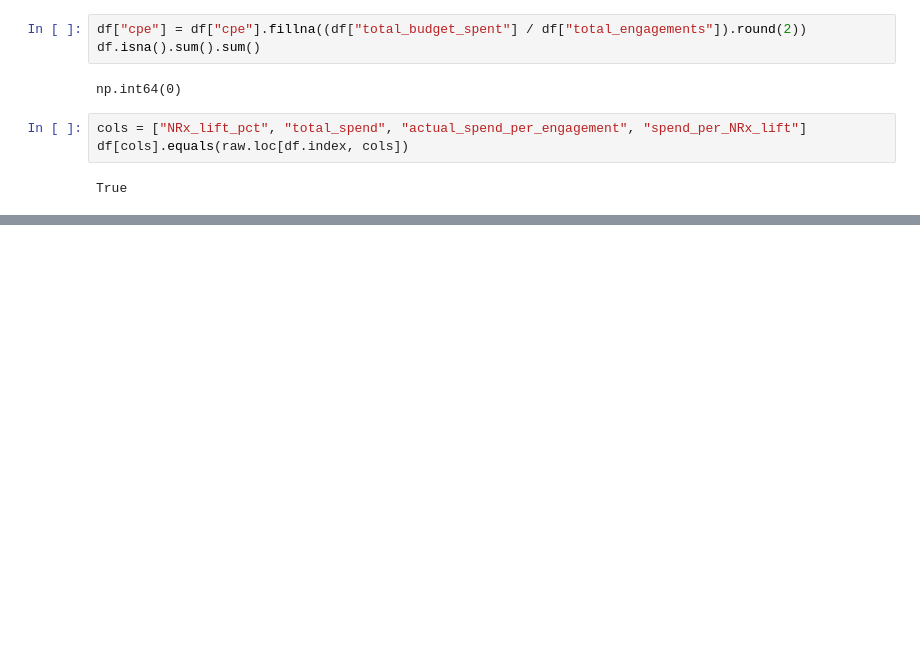
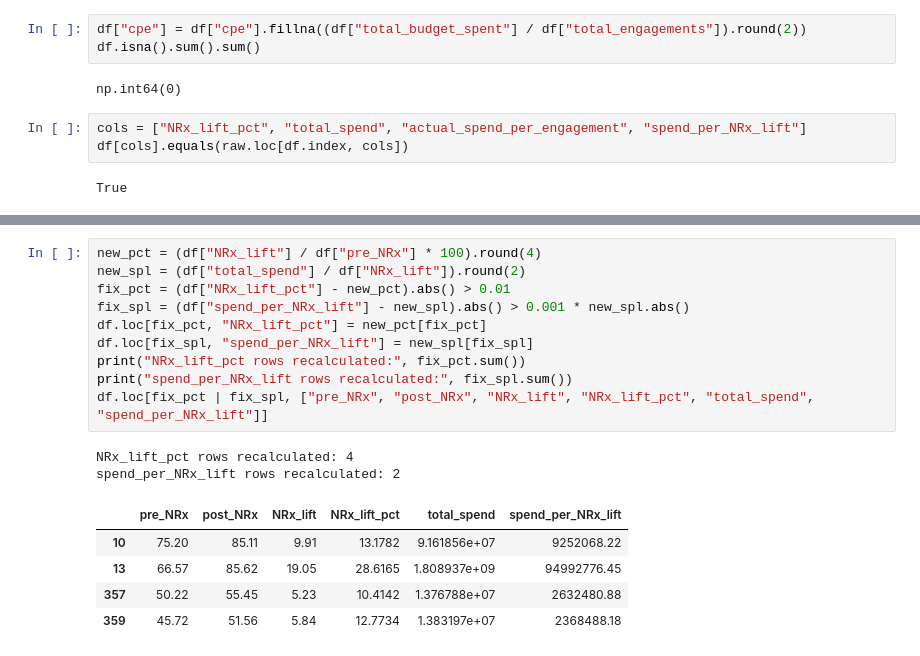
Before and after one commit to Break-Through-Tech/Pharma-1A-predicting-pharma-ad-performance, a Jupyter notebook: notebooks/clean_dataset.ipynb, the cells around one changed output, grey strips where cells are left out. Drawn from its saved outputs; the diff is of its cells as text; blank space fills up the shorter version.

```diff
--- a/notebooks/clean_dataset.ipynb
+++ b/notebooks/clean_dataset.ipynb
@@ -223,0 +292,18 @@ df.shape
+# %%
+new_pct = (df["NRx_lift"] / df["pre_NRx"] * 100).round(4)
+new_spl = (df["total_spend"] / df["NRx_lift"]).round(2)
+fix_pct = (df["NRx_lift_pct"] - new_pct).abs() > 0.01
+fix_spl = (df["spend_per_NRx_lift"] - new_spl).abs() > 0.001 * new_spl.abs()
+df.loc[fix_pct, "NRx_lift_pct"] = new_pct[fix_pct]
+df.loc[fix_spl, "spend_per_NRx_lift"] = new_spl[fix_spl]
+print("NRx_lift_pct rows recalculated:", fix_pct.sum())
+print("spend_per_NRx_lift rows recalculated:", fix_spl.sum())
+df.loc[fix_pct | fix_spl, ["pre_NRx", "post_NRx", "NRx_lift", "NRx_lift_pct", "total_spend", "spend_per_NRx_lift"]]
+# %% [output]
+NRx_lift_pct rows recalculated: 4
+spend_per_NRx_lift rows recalculated: 2
+|  | pre_NRx | post_NRx | NRx_lift | NRx_lift_pct | total_spend | spend_per_NRx_lift |
+| 10 | 75.20 | 85.11 | 9.91 | 13.1782 | 9.161856e+07 | 9252068.22 |
+| 13 | 66.57 | 85.62 | 19.05 | 28.6165 | 1.808937e+09 | 94992776.45 |
+| 357 | 50.22 | 55.45 | 5.23 | 10.4142 | 1.376788e+07 | 2632480.88 |
+| 359 | 45.72 | 51.56 | 5.84 | 12.7734 | 1.383197e+07 | 2368488.18 |
```
Also changed, not shown: parts of 16 cells of this notebook, 3 other files.
